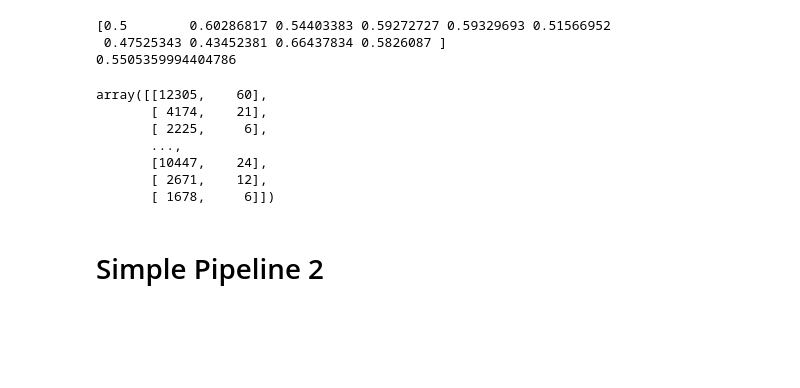
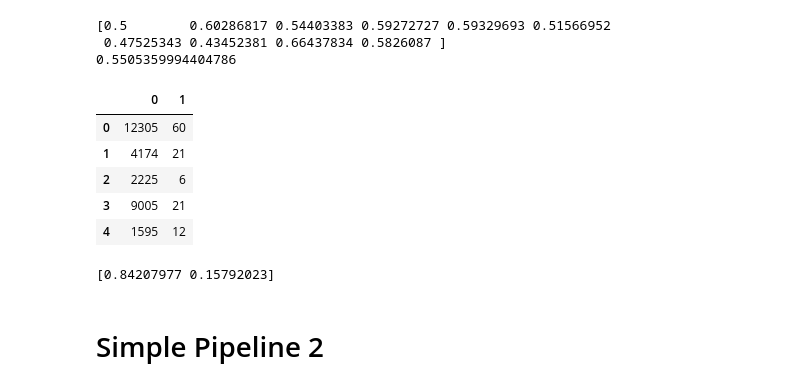
Before and after one commit to stepthom/869_course, a Jupyter notebook: pipeline/slides_pipeline.ipynb, the cells around one changed output. Cells and saved outputs as stored; diff of their text form; code cells hidden in the pictures; blank space fills up the shorter version.

```diff
--- a/pipeline/slides_pipeline.ipynb
+++ b/pipeline/slides_pipeline.ipynb
@@ -124,16 +124,26 @@ print(np.mean(scores1))
 0.5505359994404786
 # %%
 # What did the features look like after preprocessing?
+
+# First, have to fit the pipe! (the cross_val_score above didn't actually save
+# the fitting)
 pipe1 = pipe1.fit(X_train, y_train)
-_tmp = pipe1.named_steps['preprocessor'].transform(X_train)
+
+# Make a dataframe so it prints prettier
+_tmp = pd.DataFrame(pipe1.named_steps['preprocessor'].transform(X_train))
+_tmp.head()
 # %% [output]
-array([[12305,    60],
-       [ 4174,    21],
-       [ 2225,     6],
-       ...,
-       [10447,    24],
-       [ 2671,    12],
-       [ 1678,     6]])
+|  | 0 | 1 |
+| 0 | 12305 | 60 |
+| 1 | 4174 | 21 |
+| 2 | 2225 | 6 |
+| 3 | 9005 | 21 |
+| 4 | 1595 | 12 |
+# %%
+# What were the feature importances (or whatever you're interested in) of the classifier?
+print(pipe1.named_steps['clf'].feature_importances_)
+# %% [output]
+[0.84207977 0.15792023]
 # %% [markdown]
 # Simple Pipeline 2
 # %%
```
Also changed, not shown: parts of 14 cells of this notebook.
